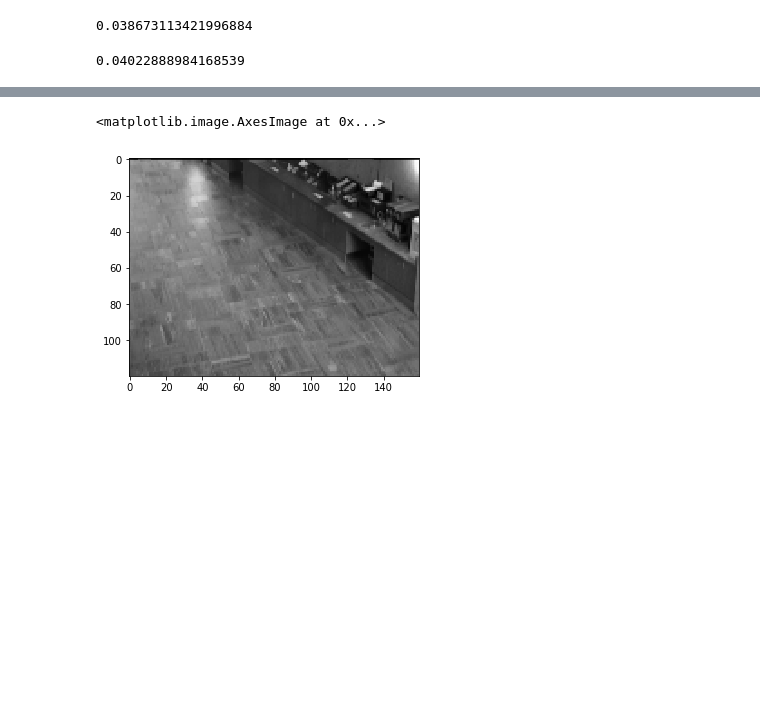
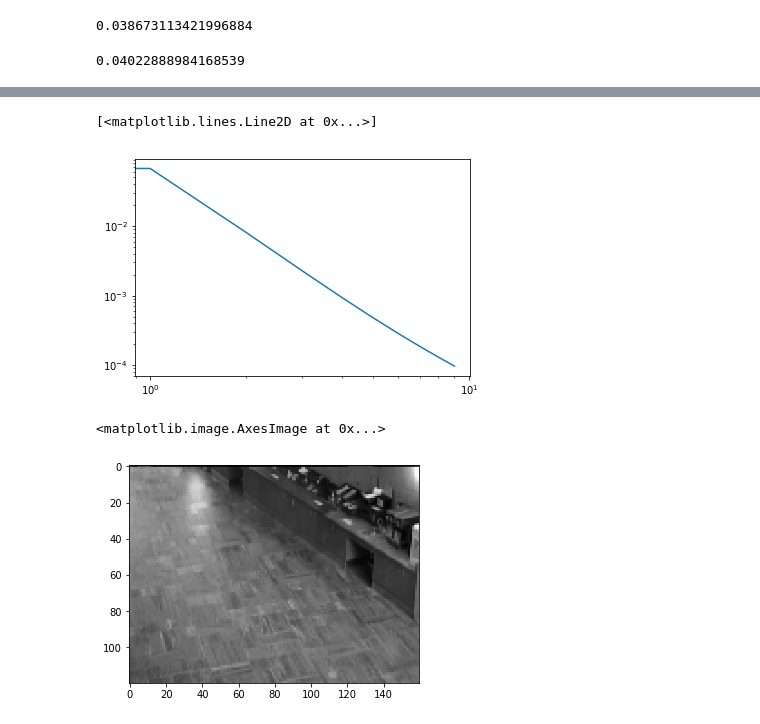
Before and after one commit to viktor-prutyanov/Sketchy-Convex-Low-Rank-Matrix-Optimization, a Jupyter notebook: Sketchy Low Rank Optimization.ipynb, the cells around one changed output, grey strips where cells are left out. Saved outputs shown, nothing was run; the diff lists cells and outputs as text; code cells hidden in the pictures; blank space fills up the shorter version.

```diff
--- a/Sketchy Low Rank Optimization.ipynb
+++ b/Sketchy Low Rank Optimization.ipynb
@@ -239,6 +246,12 @@ sketch = Sketch()
 sketch.init(400)
 sketch.factorize(alpha=alpha, num_iter=10)
 X_rec = sketch.reconstruct()
+# %%
+err2 = np.array(err) / np.linalg.norm(F)
+plt.loglog(err2)
+# %% [output]
+[<matplotlib.lines.Line2D at 0x...>]
+[figure, added]
 # %%
 F_rec = X_rec
 
```
Also changed, not shown: parts of 3 cells of this notebook.
